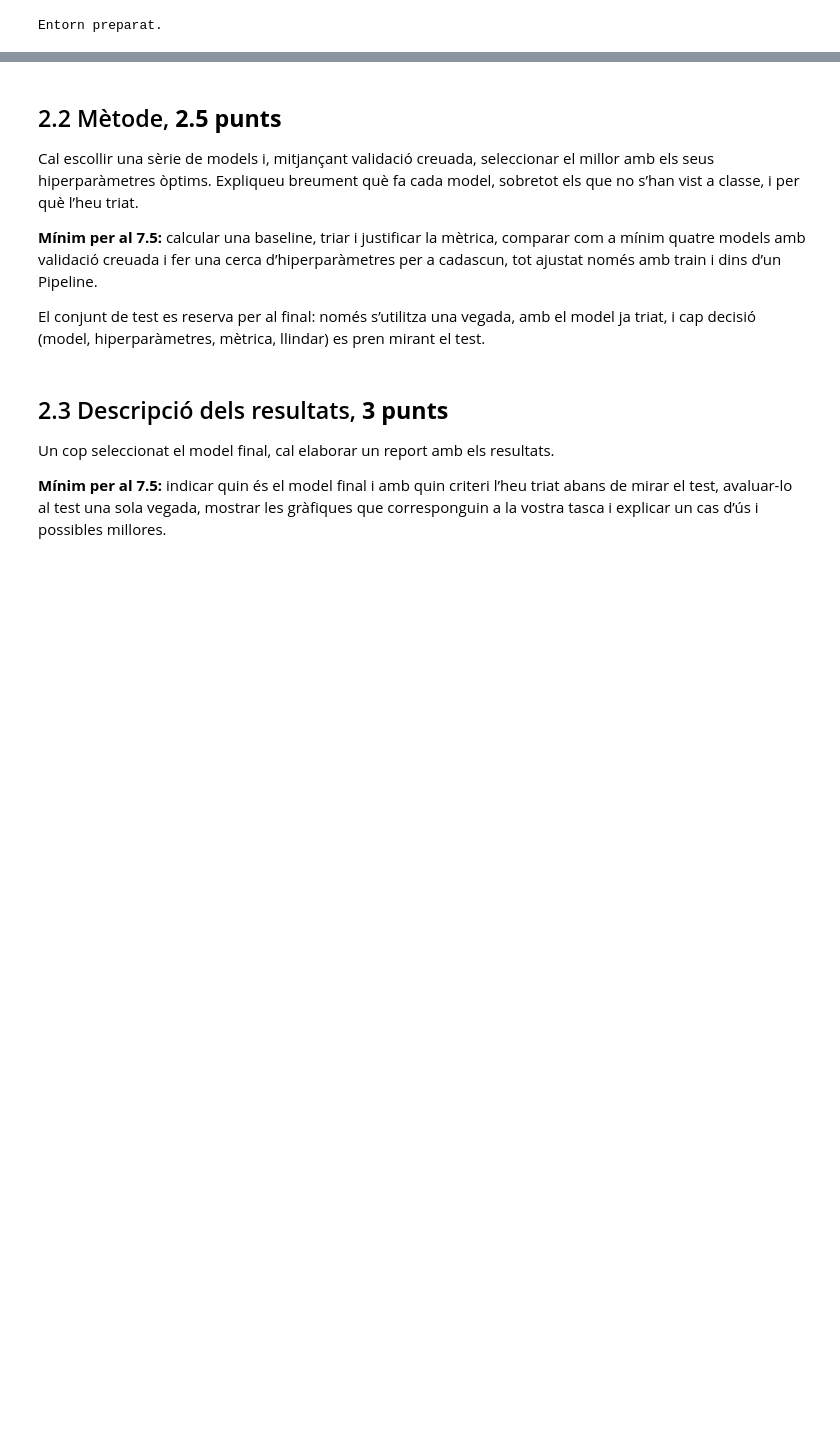
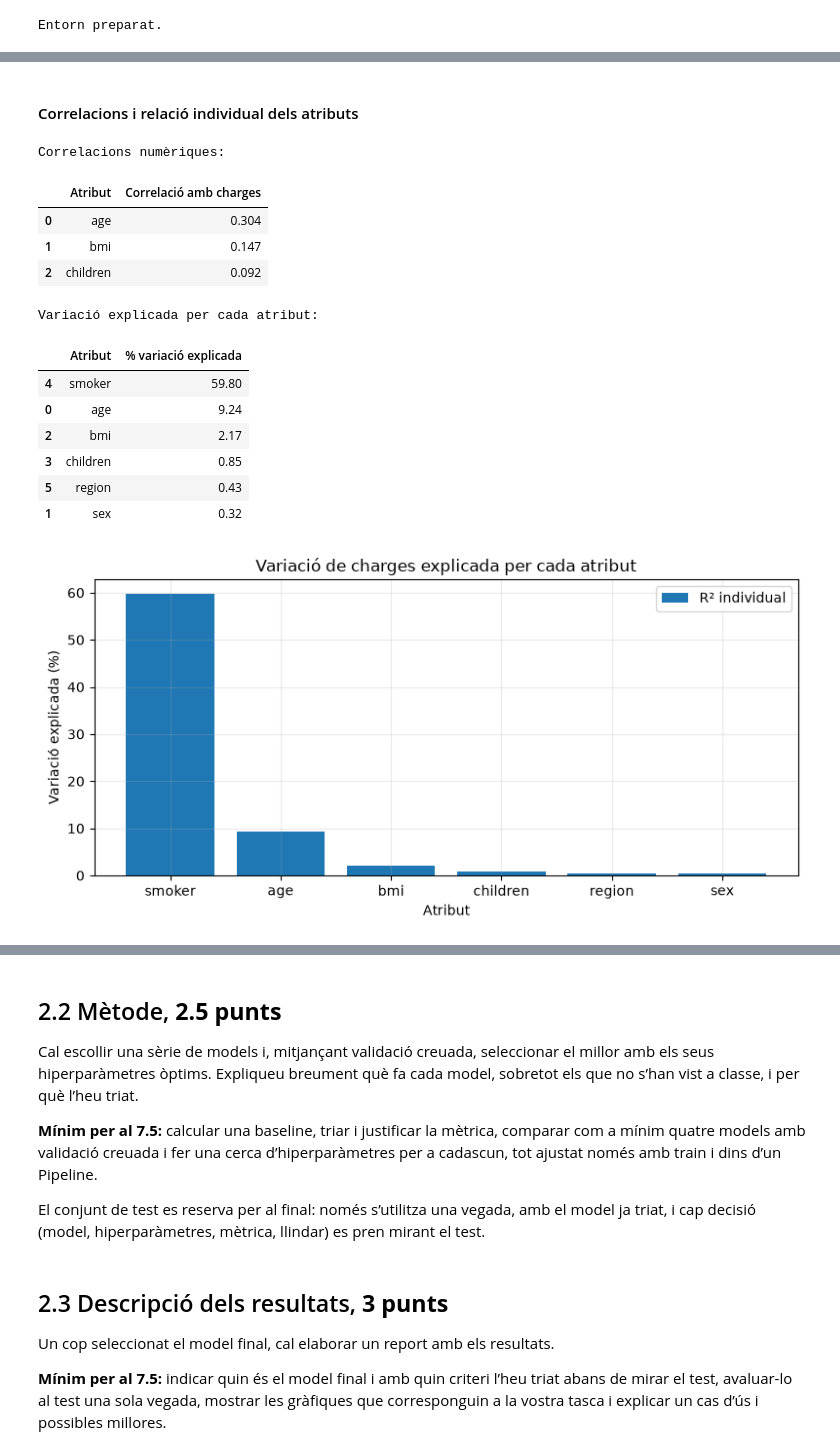
Before and after one commit to RayanUAB/Cas-Kaggle-Insurance, a Jupyter notebook: APC_Cas_Kaggle_2026_v2.ipynb, the cells around one changed output, grey strips where cells are left out. Drawn from its saved outputs; the diff is of its cells as text; code cells hidden in the pictures; blank space fills up the shorter version.

```diff
--- a/APC_Cas_Kaggle_2026_v2.ipynb
+++ b/APC_Cas_Kaggle_2026_v2.ipynb
@@ -506,0 +304,71 @@ Tot el que s’aprèn de les dades (medianes, modes, escalats, codificacions, se
+# %% [markdown]
+#### Correlacions i relació individual dels atributs
+# %%
+
+# Correlacions numèriques
+
+resultats_correlacio = []
+
+for variable in variables_numericas:
+    correlacio = df_train[variable].corr(df_train[target])
+    resultats_correlacio.append([variable,correlacio])
+
+taula_correlacio = pd.DataFrame(resultats_correlacio,columns=["Atribut","Correlació amb charges"])
+
+print("Correlacions numèriques:")
+display(taula_correlacio.round(3))
+
+
+# Percentatge de variació explicada
+
+def percentatge_explicat(variables):
+
+    X_analisi = df_train[variables].copy()
+    X_analisi = pd.get_dummies(X_analisi,drop_first=True,dtype=int)
+
+    model = LinearRegression()
+    model.fit(X_analisi,df_train[target])
+
+    return model.score(X_analisi,df_train[target]) * 100
+
+
+# Relació individual de cada atribut
+
+resultats_individuals = []
+
+for atribut in atributs:
+    percentatge = percentatge_explicat([atribut])
+    resultats_individuals.append([atribut,percentatge])
+
+taula_individual = pd.DataFrame(resultats_individuals,columns=["Atribut","% variació explicada"])
+taula_individual = taula_individual.sort_values("% variació explicada",ascending=False)
+
+print("\nVariació explicada per cada atribut:")
+display(taula_individual.round(2))
+
+
+# Gràfic de variació explicada
+
+plt.figure(figsize=(8,4))
+plt.bar(taula_individual["Atribut"],taula_individual["% variació explicada"],label="R² individual")
+plt.title("Variació de charges explicada per cada atribut")
+plt.xlabel("Atribut")
+plt.ylabel("Variació explicada (%)")
+plt.legend()
+plt.tight_layout()
+plt.show()
+# %% [output]
+Correlacions numèriques:
+|  | Atribut | Correlació amb charges |
+| 0 | age | 0.304 |
+| 1 | bmi | 0.147 |
+| 2 | children | 0.092 |
+Variació explicada per cada atribut:
+|  | Atribut | % variació explicada |
+| 4 | smoker | 59.80 |
+| 0 | age | 9.24 |
+| 2 | bmi | 2.17 |
+| 3 | children | 0.85 |
+| 5 | region | 0.43 |
+| 1 | sex | 0.32 |
+[figure, added]
```
Also changed, not shown: parts of 32 cells of this notebook.
